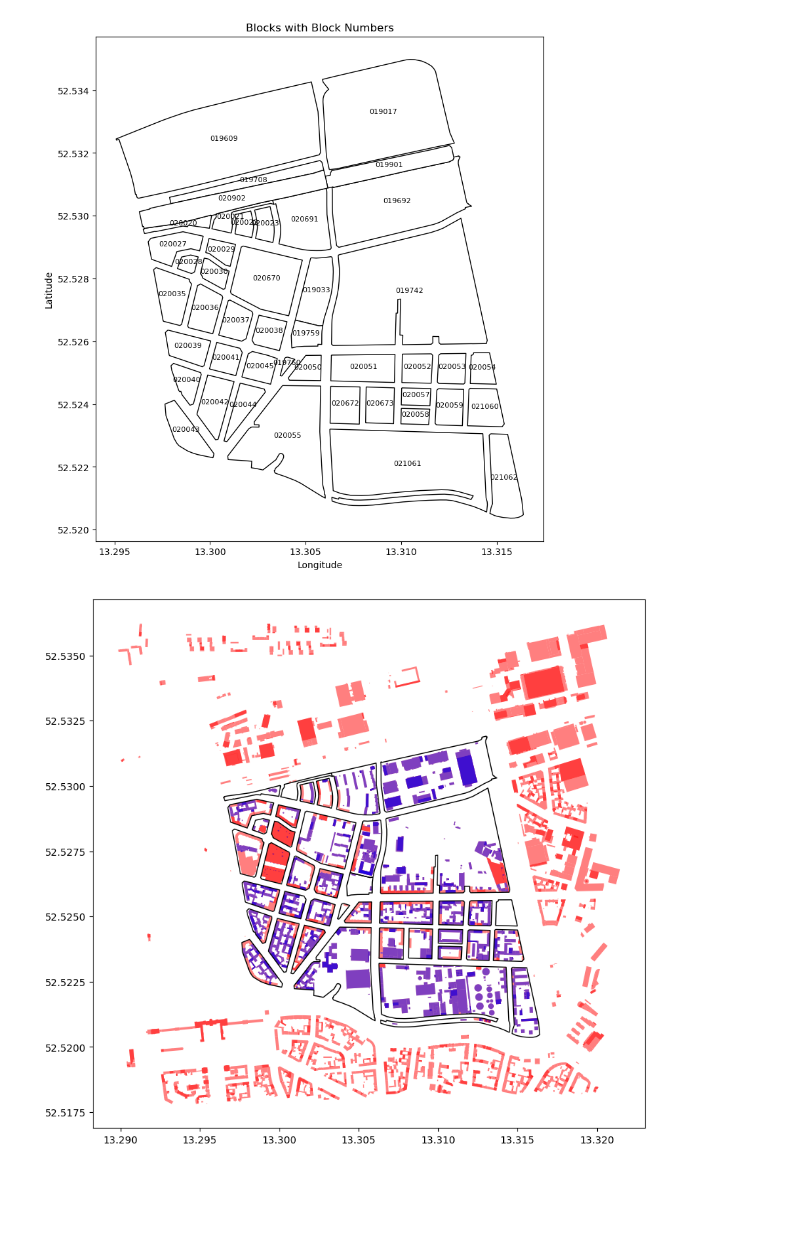
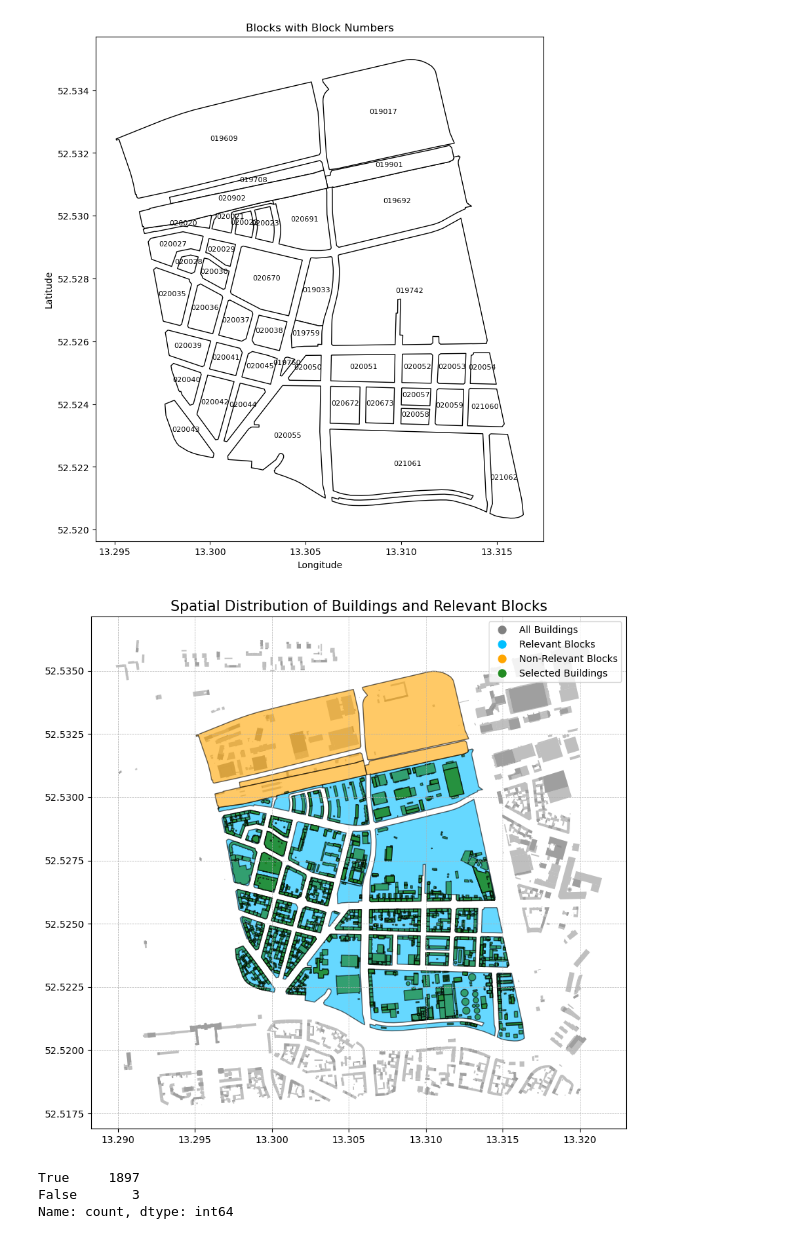
Before and after one commit to TUB-DVG/TECDEM, a Jupyter notebook: experiments/92a_ModelUpdatedGML.ipynb, the cells around one changed output. Cells and saved outputs as stored; diff of their text form; code cells hidden in the pictures; blank space fills up the shorter version.

```diff
--- a/experiments/92a_ModelUpdatedGML.ipynb
+++ b/experiments/92a_ModelUpdatedGML.ipynb
@@ -767,22 +767,52 @@ plt.show()
   for x, y, label in zip(blocks_gdf.geometry.centroid.x, blocks_gdf.geometry.centroid.y, blocks_gdf.blknr):
 [figure]
 # %%
-
 # Check if ground surfaces are within blocks
 # Convert gdf to blocks_gdf CRS and filter valid and non-empty geometries
 temp_gdf = gdf[gdf.is_valid]
 temp_gdf = temp_gdf.to_crs(blocks_gdf.crs)
 relevant_blocks = blocks_gdf[~blocks_gdf['blknr'].isin(['019609', '019017', '09808', '019901', '020902', '019708'])]
-within_blocks = gpd.sjoin(temp_gdf, relevant_blocks, how='inner', predicate='within')
+non_relevant_blocks = blocks_gdf[blocks_gdf['blknr'].isin(['019609', '019017', '09808', '019901', '020902', '019708'])]
+within_blocks = gpd.sjoin(temp_gdf, relevant_blocks, how='inner', predicate='intersects')
+
+# Optional: Plotting the results for visual inspection
+fig, ax = plt.subplots(figsize=(10, 10))
+temp_gdf.plot(ax=ax, color='gray', alpha=0.5)
+
+# Plot relevant blocks
+relevant_blocks.plot(ax=ax, color='deepskyblue', edgecolor='black', alpha=0.6, label='Relevant Blocks')
+
+# Plot non-relevant blocks
+non_relevant_blocks.plot(ax=ax, color='orange', edgecolor='black', alpha=0.6, label='Non-Relevant Blocks')
+
+# Plot buildings within or intersecting relevant blocks
+within_blocks.plot(ax=ax, color='forestgreen', edgecolor='black', alpha=0.6, label='Selected Buildings')
+
+# Add title and labels
+ax.set_title('Spatial Distribution of Buildings and Relevant Blocks', fontsize=15)
+
+# Add grid
+ax.grid(True, which='both', linestyle='--', linewidth=0.5)
+
+# Add legend
+legend_handles = [plt.Line2D([0], [0], marker='o', color='w', markerfacecolor='gray', markersize=10, label='All Buildings'),
+                  plt.Line2D([0], [0], marker='o', color='w', markerfacecolor='deepskyblue', markersize=10, label='Relevant Blocks'),
+                  plt.Line2D([0], [0], marker='o', color='w', markerfacecolor='orange', markersize=10, label='Non-Relevant Blocks'),
+                  plt.Line2D([0], [0], marker='o', color='w', markerfacecolor='forestgreen', markersize=10, label='Selected Buildings')]
+ax.legend(handles=legend_handles)
 
 
 
-# Optional: Plotting the results for visual inspection
-fig, ax = plt.subplots(figsize=(10, 10))
-relevant_blocks.boundary.plot(ax=ax, linewidth=1, edgecolor='black')
-temp_gdf.plot(ax=ax, color='red', alpha=0.5)
-
-within_blocks[within_blocks.is_valid].plot(ax=ax, color='blue', alpha=0.5)
+# Show plot
 plt.show()
 # %% [output]
-[figure, old version]
+[figure, new version]
+# %%
+# Get number of buildings, where the geometry is not valid
+gdf_for_analysis = gdf.to_crs(relevant_blocks.crs)
+within_blocks_anaylsis = gpd.sjoin(gdf_for_analysis, relevant_blocks, how='inner', predicate='intersects')
+within_blocks_anaylsis.is_valid.value_counts()
+# %% [output]
+True     1897
+False       3
+Name: count, dtype: int64
```
Also changed, not shown: parts of 4 cells of this notebook, 1 other file.
